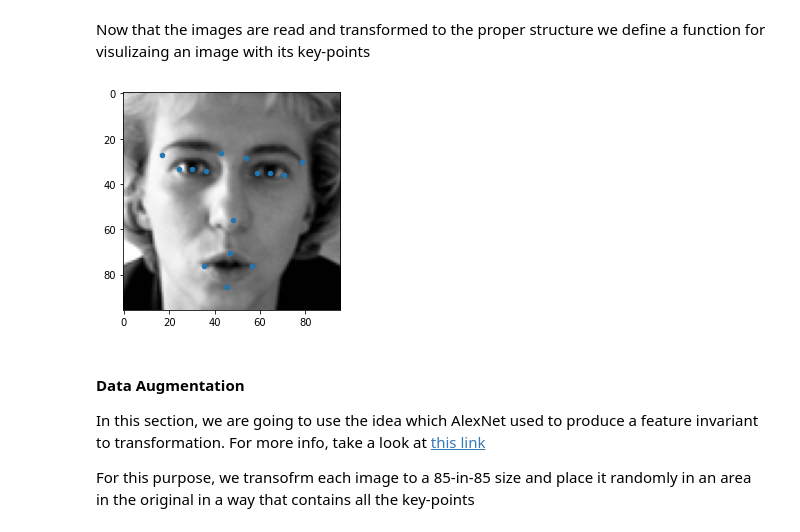
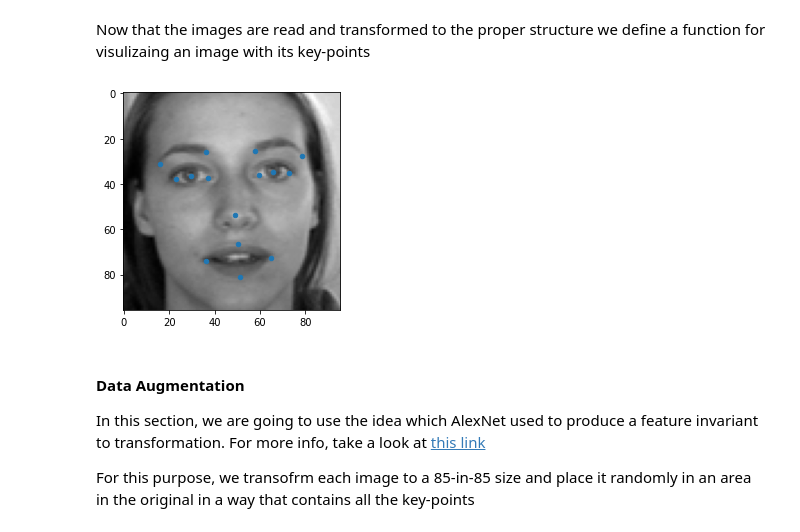
Before and after one commit to arnejad/Facial-Keypoint-Detection, a Jupyter notebook: Facial_Keypoint_Detection.ipynb, the cells around one changed output. Saved outputs shown, nothing was run; the diff lists cells and outputs as text; code cells hidden in the pictures.

```diff
--- a/Facial_Keypoint_Detection.ipynb
+++ b/Facial_Keypoint_Detection.ipynb
@@ -101,2 +91,0 @@ train.shape
-# %%
-train.fillna( method ='ffill', inplace = True)    #TODO
@@ -106,0 +94,4 @@ train.shape
+# %%
+img_df = train[["Image"]]     # images dataset
+points_df = train.drop("Image",axis=1)   # key-points dataset
+img_df.head(5)                 # logging the first five images
@@ -111,4 +106,0 @@ In the following section, the train data frame is splited into two dataframes, o
-# %%
-img_df = train.iloc[:, 30:31]     # images dataset
-points_df = train.iloc[:, 0:30]   # key-points dataset
-img_df.head(5)                 # logging the first five images
@@ -125,0 +107,3 @@ TODO : fill the lost pixels with better value
+# %%
+points_df = points_df.fillna(points_df.mean())
+points_df.info()
@@ -144,9 +147,9 @@ def viualizeImageWithKeyPoints(img, keypoints, axis):
   axis.scatter(keypoints[::2], keypoints[1::2], marker='o', s=20)   #splits to Ys and Xs and shows
   plt.show()
 # %%
-viualizeImageWithKeyPoints(imgs[1], points[1], plt)
+viualizeImageWithKeyPoints(imgs[158], points[158], plt)
 # %% [output]
-[figure, old version]
+[figure, new version]
 # %% [markdown]
 #### **Data Augmentation**
 
```
Also changed, not shown: parts of 22 cells of this notebook.
